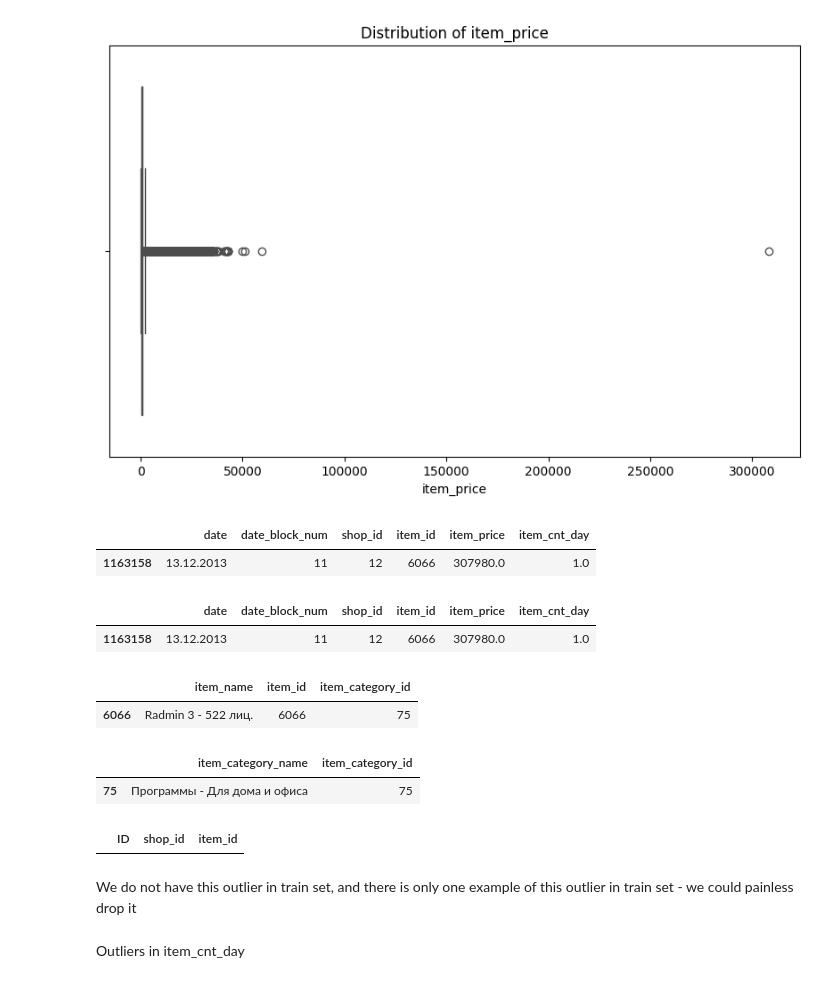
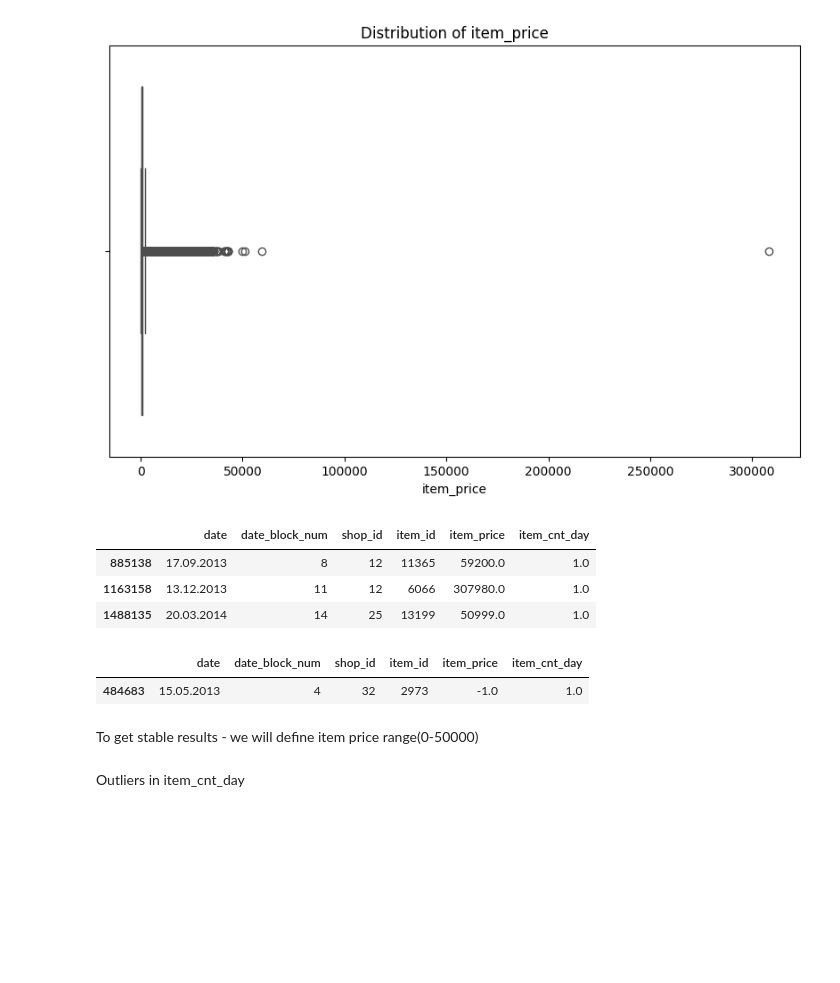
Before and after one commit to YPolina/Trainee, a Jupyter notebook: DQL.ipynb, the cells around one changed output. Saved outputs shown, nothing was run; the diff lists cells and outputs as text; code cells hidden in the pictures; blank space fills up the shorter version.

Commit message:
DS-1.2 EDA Changes: -	Outliers detection

```diff
--- a/DQL.ipynb
+++ b/DQL.ipynb
@@ -38,29 +38,17 @@ boxplot(df_s[2], 'item_price')
 # %% [output]
 [figure]
 # %%
-df_s[2].loc[df_s[2].item_price > 300000]
+df_s[2].loc[df_s[2].item_price > 50000]
 # %% [output]
 |  | date | date_block_num | shop_id | item_id | item_price | item_cnt_day |
+| 885138 | 17.09.2013 | 8 | 12 | 11365 | 59200.0 | 1.0 |
 | 1163158 | 13.12.2013 | 11 | 12 | 6066 | 307980.0 | 1.0 |
+| 1488135 | 20.03.2014 | 14 | 25 | 13199 | 50999.0 | 1.0 |
 # %%
-df_s[2].loc[df_s[2].item_id == 6066]
+df_s[2].loc[df_s[2].item_price < 0]
 # %% [output]
 |  | date | date_block_num | shop_id | item_id | item_price | item_cnt_day |
-| 1163158 | 13.12.2013 | 11 | 12 | 6066 | 307980.0 | 1.0 |
+| 484683 | 15.05.2013 | 4 | 32 | 2973 | -1.0 | 1.0 |
-# %%
-df_s[0].loc[df_s[0].item_id == 6066]
-# %% [output]
-|  | item_name | item_id | item_category_id |
-| 6066 | Radmin 3 - 522 лиц. | 6066 | 75 |
-# %%
-df_s[1].loc[df_s[1].item_category_id == 75]
-# %% [output]
-|  | item_category_name | item_category_id |
-| 75 | Программы - Для дома и офиса | 75 |
-# %%
-df_s[5].loc[df_s[5].item_id == 6066]
-# %% [output]
-|  | ID | shop_id | item_id |
-# %% [markdown]
-We do not have this outlier in train set, and there is only one example of this outlier in train set - we could painless drop it
+# %% [markdown]
+To get stable results - we will define item price range(0-50000)
 # %%
```
Also changed, not shown: parts of 21 cells of this notebook, 1 other file.
